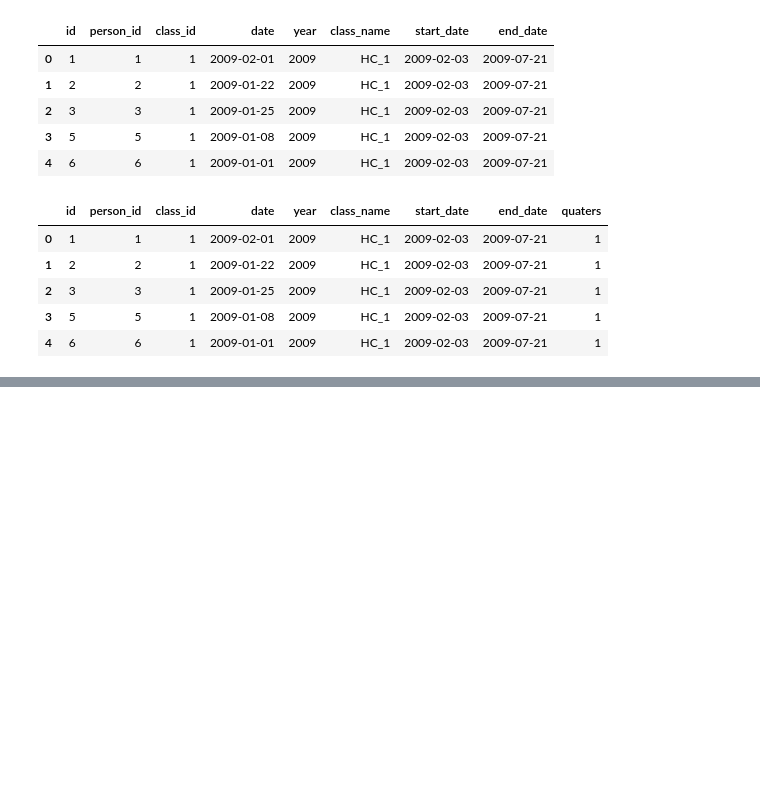
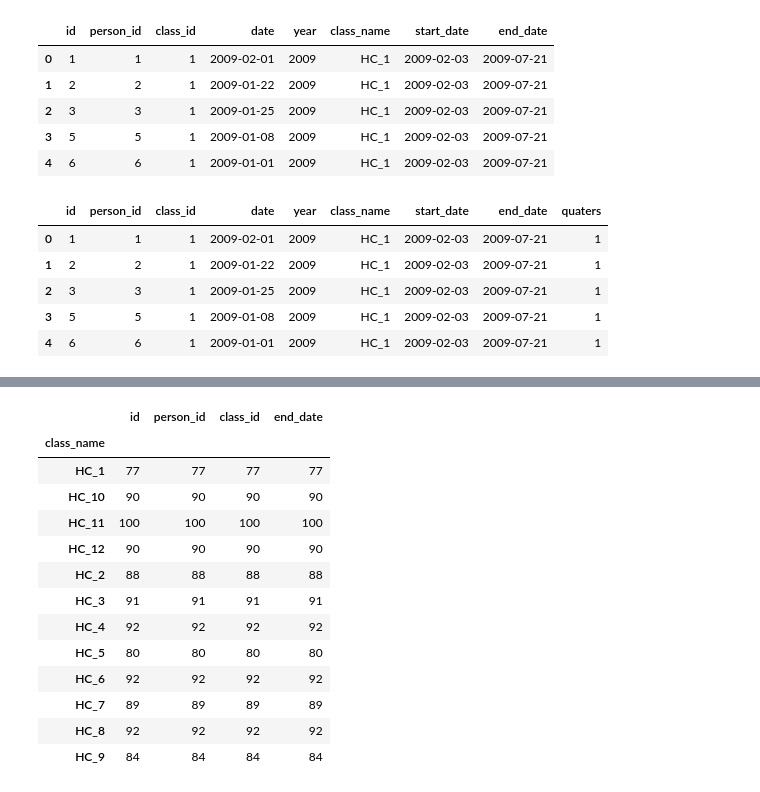
Before and after one commit to SamNgigi/ms_data_engineer_assessment, a Jupyter notebook: solution/solution.ipynb, the cells around one changed output, grey strips where cells are left out. Saved outputs shown, nothing was run; the diff lists cells and outputs as text; code cells hidden in the pictures; blank space fills up the shorter version.

```diff
--- a/solution/solution.ipynb
+++ b/solution/solution.ipynb
@@ -460,9 +466,9 @@ outcomes_df.head()
 | 3 | 4 | 159 | 1 |
 | 4 | 5 | 283 | 1 |
 # %%
-print(class_df.shape)
-class_df.rename(columns={'id': 'class_id'}, inplace=True)
-class_df.head()
+print(classes_df.shape)
+classes_df.rename(columns={'id': 'class_id'}, inplace=True)
+classes_df.head()
 # %% [output]
 (12, 5)
 |  | class_id | class_name | code | start_date | end_date |
@@ -473,9 +479,9 @@ class_df.head()
 | 4 | 5 | HC_5 | HC_5_2013-01-17_2013-07-04 | 2013-01-17 | 2013-07-04 |
 # %%
 class_cols = ['class_id', 'class_name', 'end_date']
-out_class = pd.merge(outcomes_df, class_df[class_cols], how='inner', on='class_id')
-print(out_class.shape)
-out_class.head()
+graduates = pd.merge(outcomes_df, classes_df[class_cols], how='inner', on='class_id')
+print(graduates.shape)
+graduates.head()
 # %% [output]
 (1065, 5)
 |  | id | person_id | class_id | class_name | end_date |
@@ -508,0 +536,17 @@ class_applications.head()
+# %%
+graduates.groupby('class_name').count()
+# %% [output]
+|  | id | person_id | class_id | end_date |
+| class_name |  |  |  |  |
+| HC_1 | 77 | 77 | 77 | 77 |
+| HC_10 | 90 | 90 | 90 | 90 |
+| HC_11 | 100 | 100 | 100 | 100 |
+| HC_12 | 90 | 90 | 90 | 90 |
+| HC_2 | 88 | 88 | 88 | 88 |
+| HC_3 | 91 | 91 | 91 | 91 |
+| HC_4 | 92 | 92 | 92 | 92 |
+| HC_5 | 80 | 80 | 80 | 80 |
+| HC_6 | 92 | 92 | 92 | 92 |
+| HC_7 | 89 | 89 | 89 | 89 |
+| HC_8 | 92 | 92 | 92 | 92 |
+| HC_9 | 84 | 84 | 84 | 84 |
```
Also changed, not shown: parts of 26 cells of this notebook, 4 other files.
